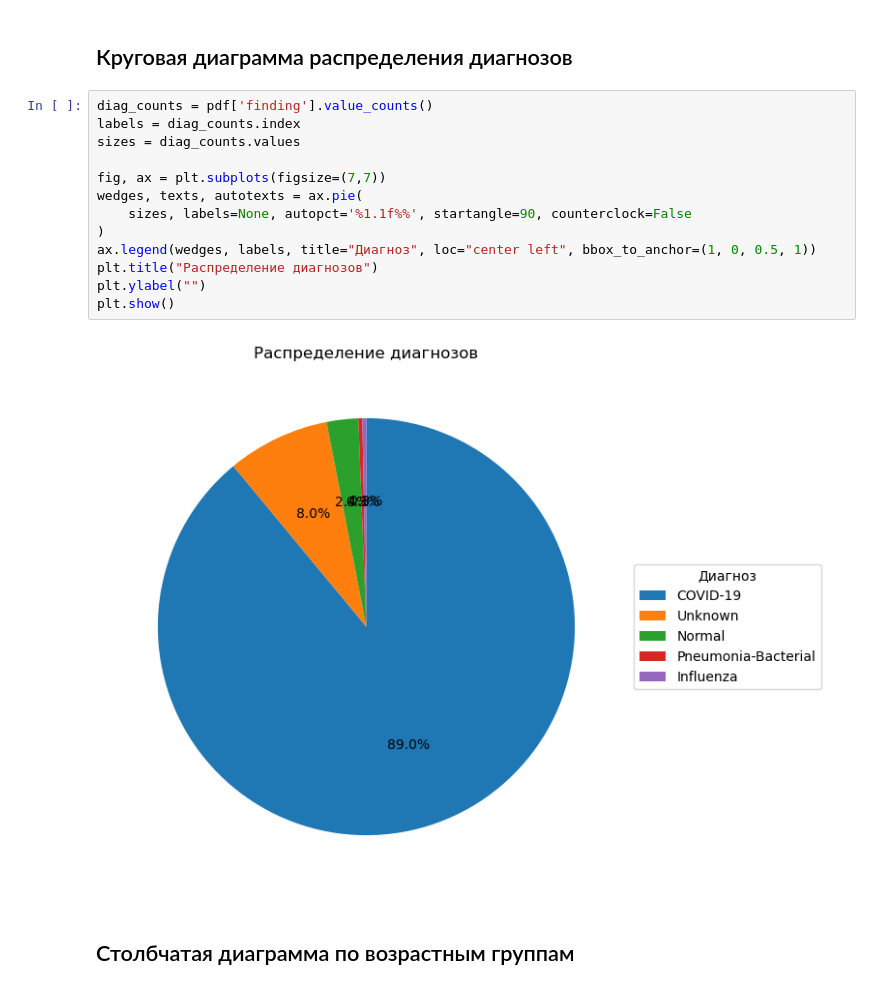
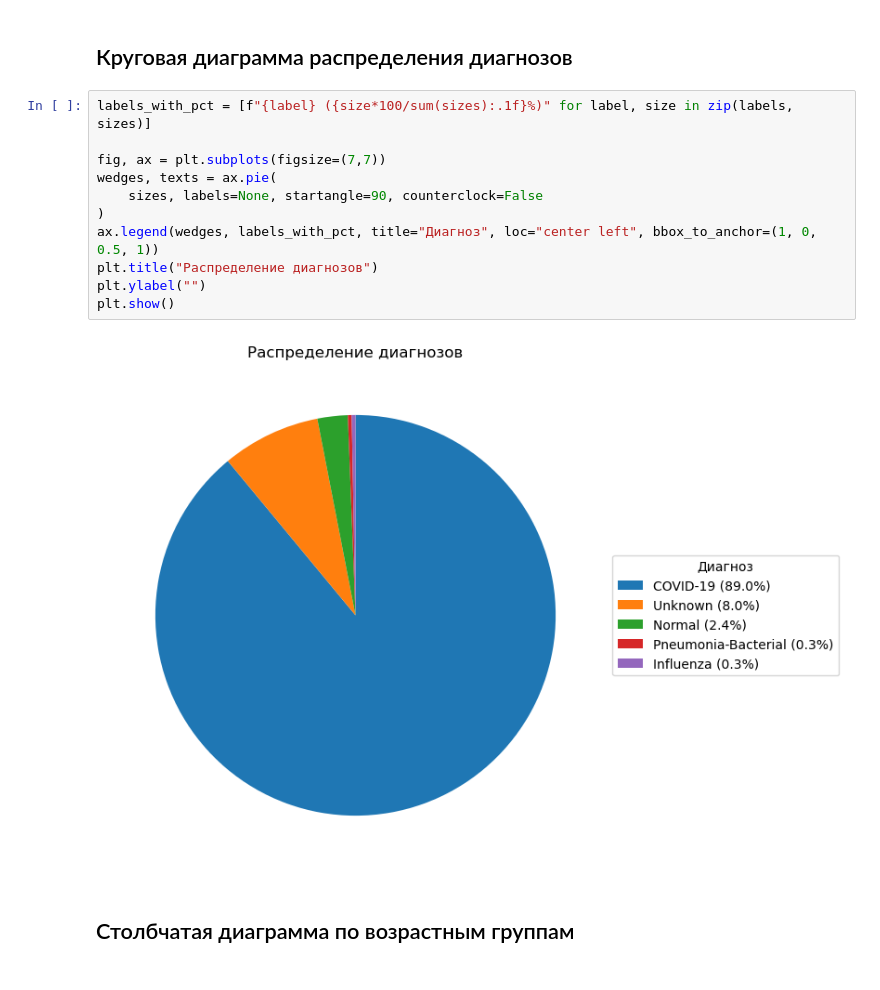
Before and after one commit to sevaTechoPark/infa-big-data-covid-19, a Jupyter notebook: analysis.ipynb, the cells around one changed output. Saved outputs shown, nothing was run; the diff lists cells and outputs as text.

```diff
--- a/analysis.ipynb
+++ b/analysis.ipynb
@@ -539,20 +488,18 @@ pdf = df.toPandas()
 # %% [markdown]
 ## Круговая диаграмма распределения диагнозов
 # %%
-diag_counts = pdf['finding'].value_counts()
-labels = diag_counts.index
-sizes = diag_counts.values
+labels_with_pct = [f"{label} ({size*100/sum(sizes):.1f}%)" for label, size in zip(labels, sizes)]
 
 fig, ax = plt.subplots(figsize=(7,7))
-wedges, texts, autotexts = ax.pie(
-    sizes, labels=None, autopct='%1.1f%%', startangle=90, counterclock=False
+wedges, texts = ax.pie(
+    sizes, labels=None, startangle=90, counterclock=False
 )
-ax.legend(wedges, labels, title="Диагноз", loc="center left", bbox_to_anchor=(1, 0, 0.5, 1))
+ax.legend(wedges, labels_with_pct, title="Диагноз", loc="center left", bbox_to_anchor=(1, 0, 0.5, 1))
 plt.title("Распределение диагнозов")
 plt.ylabel("")
 plt.show()
 # %% [output]
-[figure, old version]
+[figure, new version]
 # %% [markdown]
 ## Столбчатая диаграмма по возрастным группам
 # %%
```
Also changed, not shown: parts of 8 cells of this notebook, 5 other files.
